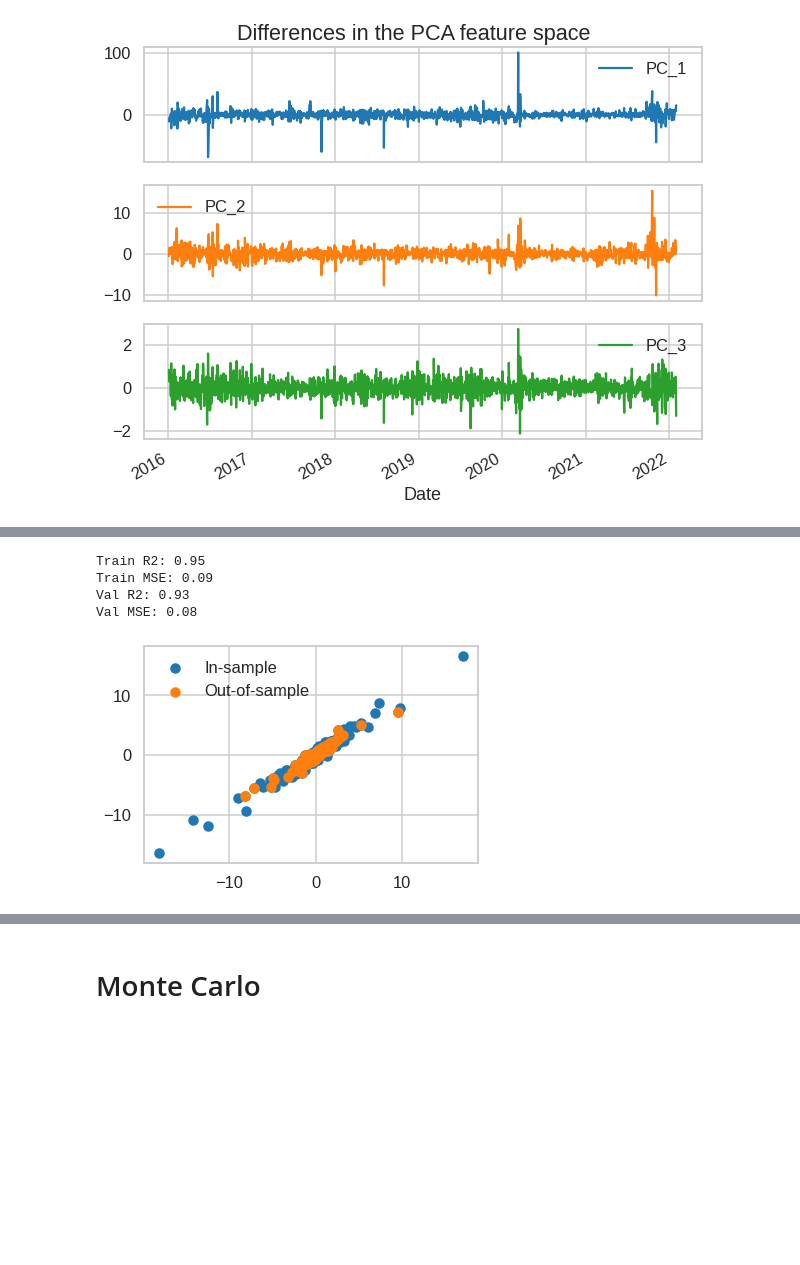
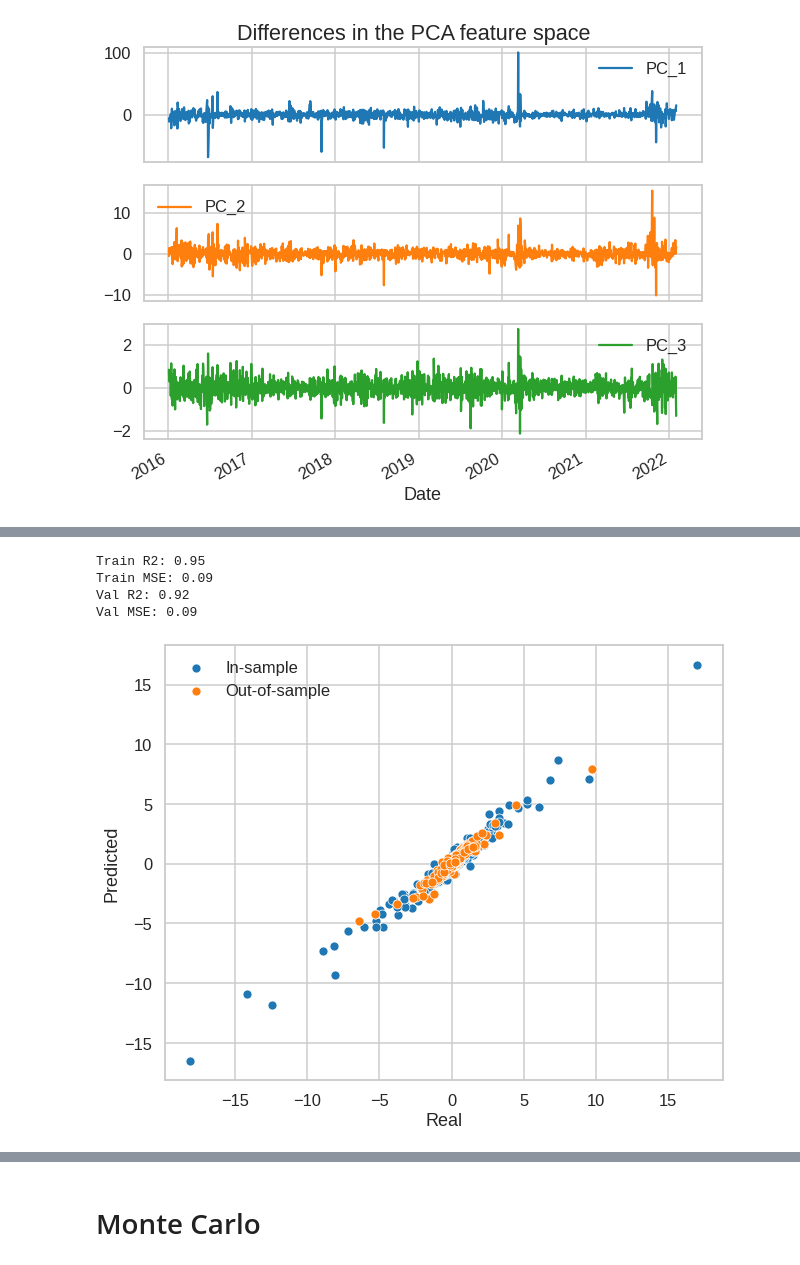
Before and after one commit to PiotMik/OIS_curve_modeling, a Jupyter notebook: OIS_Curve_modelling_3.ipynb, the cells around one changed output, grey strips where cells are left out. Saved outputs shown, nothing was run; the diff lists cells and outputs as text; code cells hidden in the pictures; blank space fills up the shorter version.

```diff
--- a/OIS_Curve_modelling_3.ipynb
+++ b/OIS_Curve_modelling_3.ipynb
@@ -383,6 +355,7 @@ from sklearn.pipeline import Pipeline
 from sklearn.preprocessing import MinMaxScaler
 from sklearn.model_selection import train_test_split
 from sklearn.metrics import (mean_squared_error, r2_score)
+from scipy.interpolate import CubicSpline, interp1d
 
 class RegressionShortTermModel():
 
@@ -395,12 +368,12 @@ class RegressionShortTermModel():
                           ('regressor', LassoCV(max_iter=100000))])
         return model
 
-    @staticmethod
-    def extract_features(data):
+    def extract_features(self, data, X_only=False):
         X = rates[['1Y', '1Y2M', '1Y3M']].diff().dropna()
         X['SONIA-1Y spread'] = rates['SONIA'][1:] - rates['1Y'][1:]
-
-        y = rates[['6M']].diff().dropna()
+        if X_only:
+            return X.values
+        y = rates[[self.pivot_tenor]].diff().dropna()
         return X.values, y.values
 
     def fit(self, data, val_split=None):
@@ -409,43 +382,57 @@ class RegressionShortTermModel():
         self.train_data = (X_train, y_train)
 
         if val_split is not None:
             X_train, X_val, y_train, y_val = train_test_split(X_train,
                                                               y_train,
                                                               test_size=val_split)
         self.model.fit(X_train, y_train.ravel())
 
         if val_split is not None:
             self.validate_model(X_val, y_val)
 
     def validate_model(self, X_val, y_val):
         X_train, y_train = self.train_data
 
         y_pred= model.predict(X_train)
-        plt.scatter(y_train, y_pred, label = 'In-sample')
+        sns.scatterplot(x = y_train.ravel(),
+                        y = y_pred.ravel(), label = 'In-sample')
+        plt.xlabel('Real')
+        plt.ylabel('Predicted')
 
         print(f"Train R2: {r2_score(y_train, y_pred):.2f}")
         print(f"Train MSE: {mean_squared_error(y_train, y_pred):.2f}")
 
         y_pred= model.predict(X_val)
-        plt.scatter(y_val, y_pred, label = 'Out-of-sample')
+        sns.scatterplot(x = y_val.ravel(),
+                        y = y_pred.ravel(), label = 'Out-of-sample')
 
         print(f"Val R2: {r2_score(y_val, y_pred):.2f}")
         print(f"Val MSE: {mean_squared_error(y_val, y_pred):.2f}")
         plt.legend()
 
-    def simulate(self, sonia_scenario):
-        d = [( ((1 + sonia_sim/10000/360)**(i*30) - 1)*360/(30*i)*10000) for i in range(1, 4)]
-        simulation = pd.concat(d, axis=1)
-        simulation.columns = [f'{i}M' for i in range(1, 4)]
-        simulation = pd.concat([sonia_scenario, simulation], axis=1)
-        return simulation
+    def spline(self, rates, kind='quadratic'):
+        available_tenors = [0, 6] + list(range(12, 61))
+        sp = interp1d(np.array(available_tenors), rates.values, kind = kind)
+        interpolated = pd.concat([pd.DataFrame(sp(tenor)) for tenor in range(0, 61)], axis=1)
+        interpolated.columns = ['SONIA'] + list(ois.columns)
+        interpolated.index = rates.index
+        return interpolated
+
+    def simulate(self, rates, x0):
+        X = self.extract_features(rates, X_only=True)
+        pivot = pd.DataFrame(self.model.predict(X).cumsum() + x0.values).T
+        pivot.index = rates.index[1:]
+        pivot.columns = [self.pivot_tenor]
+        pivot = pd.concat([x0, pivot], axis=0)
+
+        return pivot
 
 
-short_term_model = RegressionShortTermModel(pivot_tenor='3M')
-short_term_model.fit(rates, val_split=0.33)
+short_term_model = RegressionShortTermModel(pivot_tenor='6M')
+short_term_model.fit(rates, val_split=0.2)
 # %% [output]
 Train R2: 0.95
 Train MSE: 0.09
-Val R2: 0.93
-Val MSE: 0.08
+Val R2: 0.92
+Val MSE: 0.09
-[figure, old version]
+[figure, new version]
```
Also changed, not shown: parts of 8 cells of this notebook.
